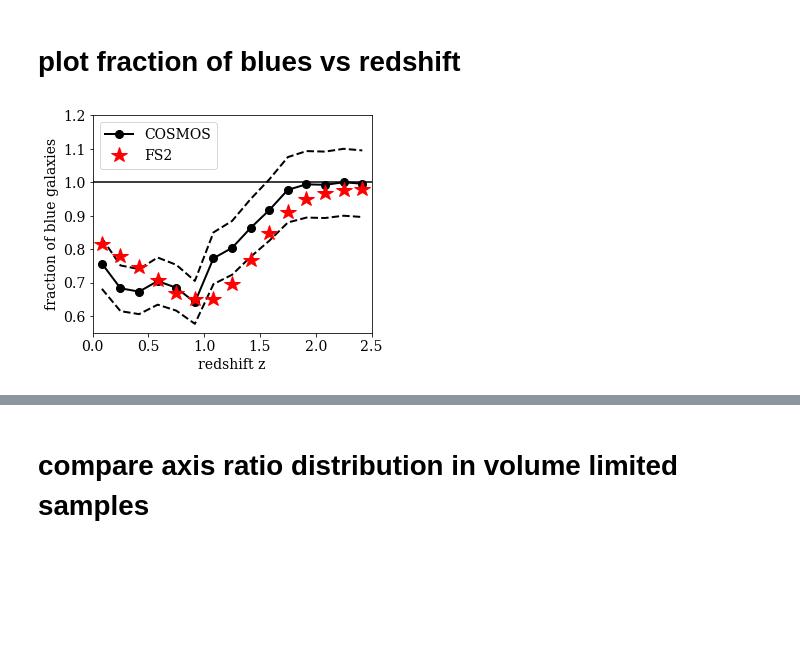
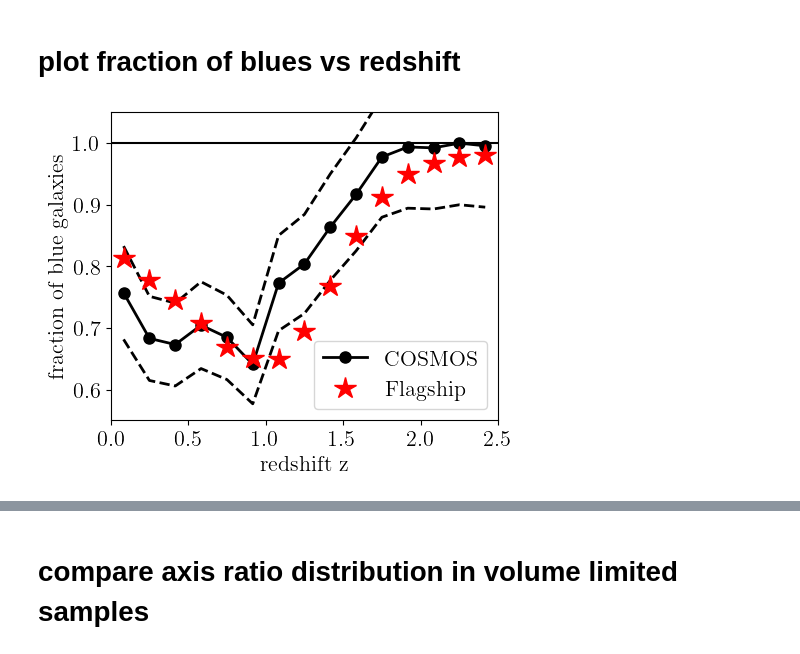
Before and after one commit to flediak/Euclid_IA_KP_paper0, a Jupyter notebook: notebooks/plots_fs2_vs_cosmos.ipynb, the cells around one changed output, grey strips where cells are left out. Cells and saved outputs as stored; diff of their text form; code cells hidden in the pictures; blank space fills up the shorter version.

```diff
--- a/notebooks/plots_fs2_vs_cosmos.ipynb
+++ b/notebooks/plots_fs2_vs_cosmos.ipynb
@@ -16,7 +16,7 @@ import matplotlib.patches as patches
 from matplotlib.lines import Line2D
 from google.colab import files
 # %%
-use_tex = False
+use_tex = True
 # %%
 if use_tex:
   !apt install texlive-latex-extra texlive-fonts-recommended dvipng cm-super
@@ -196,8 +214,8 @@ fig, ax = plt.subplots(3,1,figsize=(6,12), sharex=True)
 
 plt.subplots_adjust(hspace=0.1)
 
-fontsize=16
-fontsize_legend=16
+fontsize=18
+fontsize_legend=18
 
 plt.rc('font', family='serif')
 plt.rc('xtick', labelsize=fontsize)
@@ -259,7 +277,7 @@ for i in range(3):
 
 # label  on right-hand side of loewr panels
 ax[1].text(1.05,0.5, 'COSMOS', {'color': 'k', 'fontsize': fontsize}, rotation=-90, ha='center', va='center', transform = ax[1].transAxes)
-ax[2].text(1.05,0.5, 'Flagship 2.1', {'color': 'k', 'fontsize': fontsize}, rotation=-90, ha='center', va='center', transform = ax[2].transAxes)
+ax[2].text(1.05,0.5, 'Flagship', {'color': 'k', 'fontsize': fontsize}, rotation=-90, ha='center', va='center', transform = ax[2].transAxes)
 
 plt.savefig(fname,bbox_inches='tight', pad_inches = 0.1)
 
@@ -273,8 +291,8 @@ fig, ax = plt.subplots(1,1,figsize=(6,4))
 
 plt.subplots_adjust(hspace=0.1)
 
-fontsize=16
-fontsize_legend=16
+fontsize=18
+fontsize_legend=18
 
 plt.rc('font', family='serif')
 plt.rc('xtick', labelsize=fontsize)
@@ -290,7 +308,7 @@ vcol=['r','b']
 vls=['-','--']
 
 ax.hist(cosmos.ur, bins=c_bins, histtype='step', density=True,color='r',lw=2, ls=vls[0], label='COSMOS')
-ax.hist(flagship.ur, bins=c_bins, histtype='step', density=True,color='b',lw=2, ls=vls[1], label='Flagship 2.1')
+ax.hist(flagship.ur, bins=c_bins, histtype='step', density=True,color='b',lw=2, ls=vls[1], label='Flagship')
 
 # vertrical lines for color cuts
 ax.axvline(x=ur_cut_cosmos, ls=vls[0], c=vcol[0])
@@ -301,8 +319,8 @@ handles, labels = ax.get_legend_handles_labels()
 lines = [Line2D([0], [0], color=vcol[i], linewidth=2, linestyle=vls[i]) for i in range(len(vls))]
 ax.legend(lines, labels, loc='upper right',frameon=False,fontsize=fontsize_legend)
 
-ax.set_xlabel('u-r color index',fontsize=fontsize)
-ax.set_ylabel('P', fontsize=fontsize)
+ax.set_xlabel('$u-r$ color index',fontsize=fontsize)
+ax.set_ylabel('$pdf$', fontsize=fontsize)
 
 plt.savefig(fname,bbox_inches='tight', pad_inches = 0.1)
 
@@ -453,33 +469,33 @@ fname = 'frac_blue_cosmos_vs_fs2.pdf'
 # %%
 x = np.linspace(0,3,100)
 
 plt.figure(figsize=(5,4))
 
 plt.xlim(0,2.5)
-plt.ylim(0.55,1.2)
+plt.ylim(0.55,1.05)
 
-fs = 14
+fs = 16
 lw = 2
 
 plt.plot(z_centers, fracz_b_cosmos, c='k', linewidth=lw, linestyle='-', marker='o',markersize=8, label='COSMOS')
 plt.plot(z_centers, fracz_b_cosmos*1.1, c='k', linewidth=lw, linestyle='--', marker='',markersize=8)
 plt.plot(z_centers, fracz_b_cosmos*0.9, c='k', linewidth=lw, linestyle='--', marker='',markersize=8)
 
 
-plt.plot(z_centers, fracz_b_flagship, c='r', linewidth=lw*2, linestyle='', marker='*', markersize=16, label='FS2')
+plt.plot(z_centers, fracz_b_flagship, c='r', linewidth=lw*2, linestyle='', marker='*', markersize=16, label='Flagship')
 
 
-plt.legend(fontsize=fs,loc='upper left')
-plt.hlines(1.0,0,3)
+plt.legend(fontsize=fs,loc='lower right')
+plt.hlines(1.0,0,3,color='k')
 plt.xlabel('redshift z', fontsize=fs)
 plt.ylabel('fraction of blue galaxies', fontsize=fs)
 
 plt.tick_params(axis='both', which='major', labelsize=fs)
 plt.tick_params(axis='both', which='minor', labelsize=fs)
 
 plt.savefig(fname,bbox_inches='tight', pad_inches = 0.1)
 # %% [output]
-[figure, old version]
+[figure, new version]
 # %%
 files.download(fname)
 # %% [output]
```
Also changed, not shown: parts of 14 cells of this notebook.
